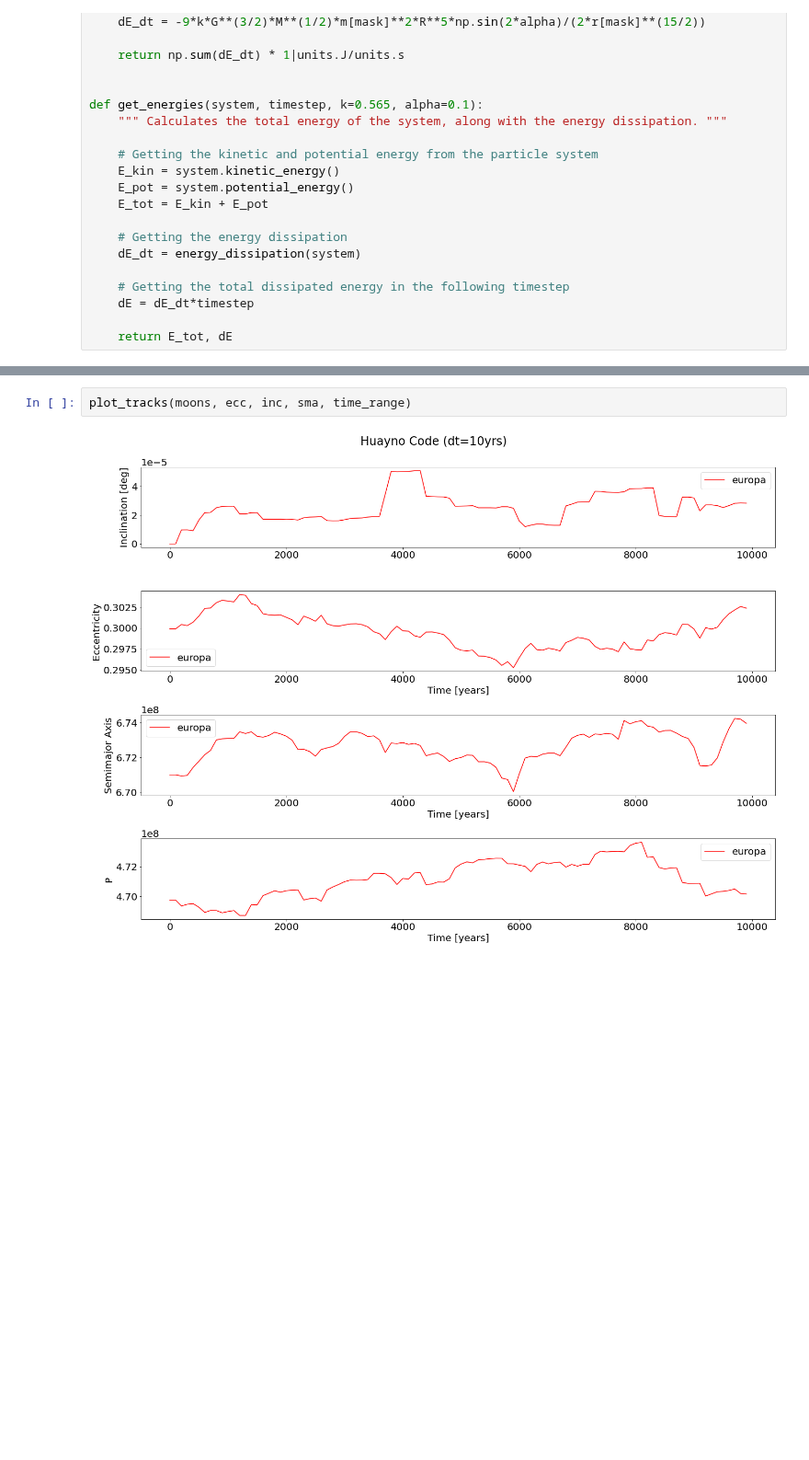
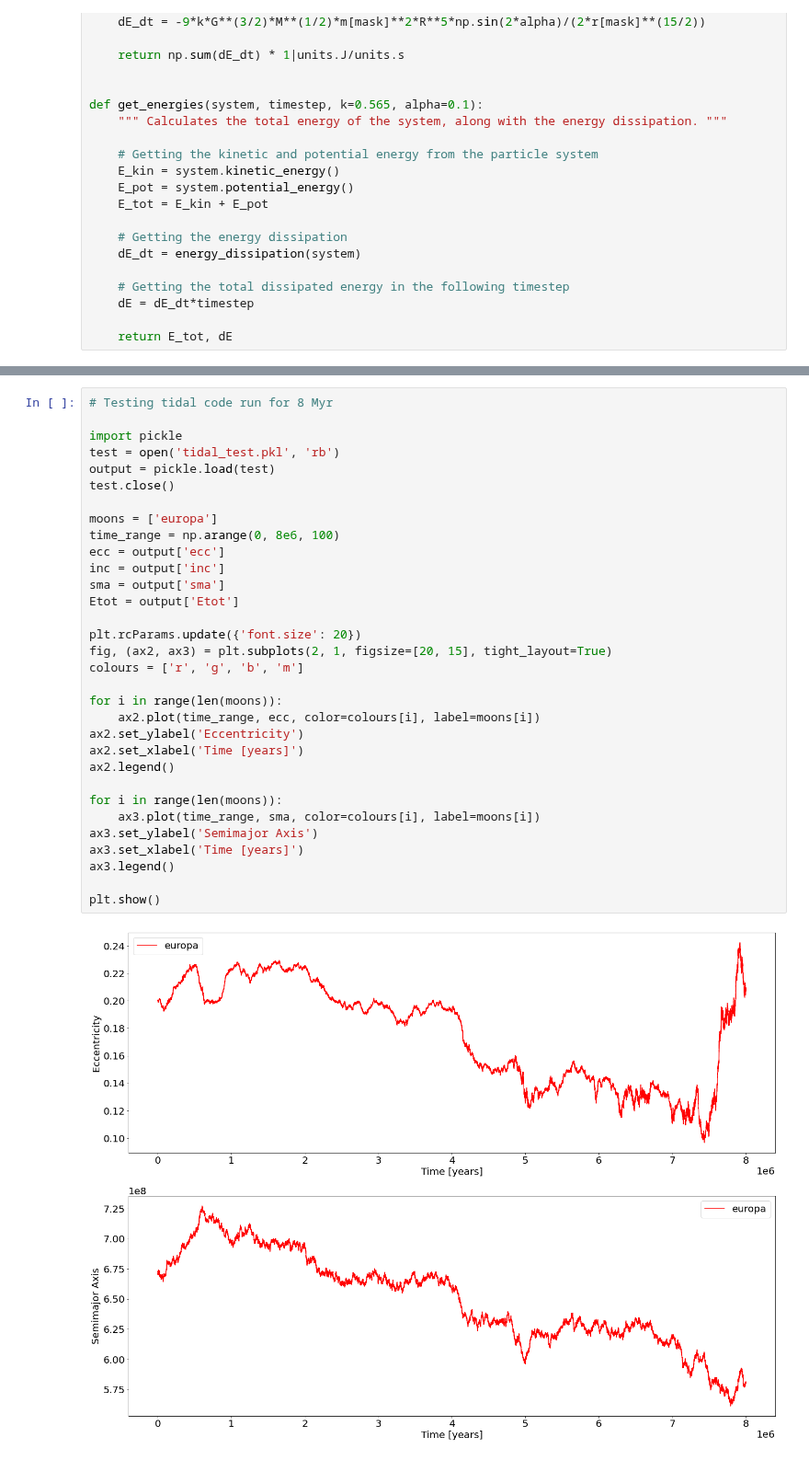
Before and after one commit to peterbreslin/amuse-project, a Jupyter notebook: tidal_forces.ipynb, the cells around one changed output, grey strips where cells are left out. Shown at 92% size. Drawn from its saved outputs; the diff is of its cells as text; blank space fills up the shorter version.

```diff
--- a/tidal_forces.ipynb
+++ b/tidal_forces.ipynb
@@ -455,7 +423,37 @@ def plot_tracks(moons, ecc, inc, sma, time_range, savefig=False, figname='evolve
-# %%
-plot_tracks(moons, ecc, inc, sma, time_range)
-# %% [output]
-[figure, removed]
+# %%
+# Testing tidal code run for 8 Myr
+
+import pickle
+test = open('tidal_test.pkl', 'rb')
+output = pickle.load(test)
+test.close()
+
+moons = ['europa']
+time_range = np.arange(0, 8e6, 100)
+ecc = output['ecc']
+inc = output['inc']
+sma = output['sma']
+Etot = output['Etot']
+
+plt.rcParams.update({'font.size': 20})
+fig, (ax2, ax3) = plt.subplots(2, 1, figsize=[20, 15], tight_layout=True)
+colours = ['r', 'g', 'b', 'm']
+
+for i in range(len(moons)):
+    ax2.plot(time_range, ecc, color=colours[i], label=moons[i])
+ax2.set_ylabel('Eccentricity')
+ax2.set_xlabel('Time [years]')
+ax2.legend()
+
+for i in range(len(moons)):
+    ax3.plot(time_range, sma, color=colours[i], label=moons[i])
+ax3.set_ylabel('Semimajor Axis')
+ax3.set_xlabel('Time [years]')
+ax3.legend()
+
+plt.show()
+# %% [output]
+[figure, added]
 # %%
 def plot_energy_evolution(moons, Etot, time_range):
 
```
Also changed, not shown: parts of 5 cells of this notebook, 1 other file.
